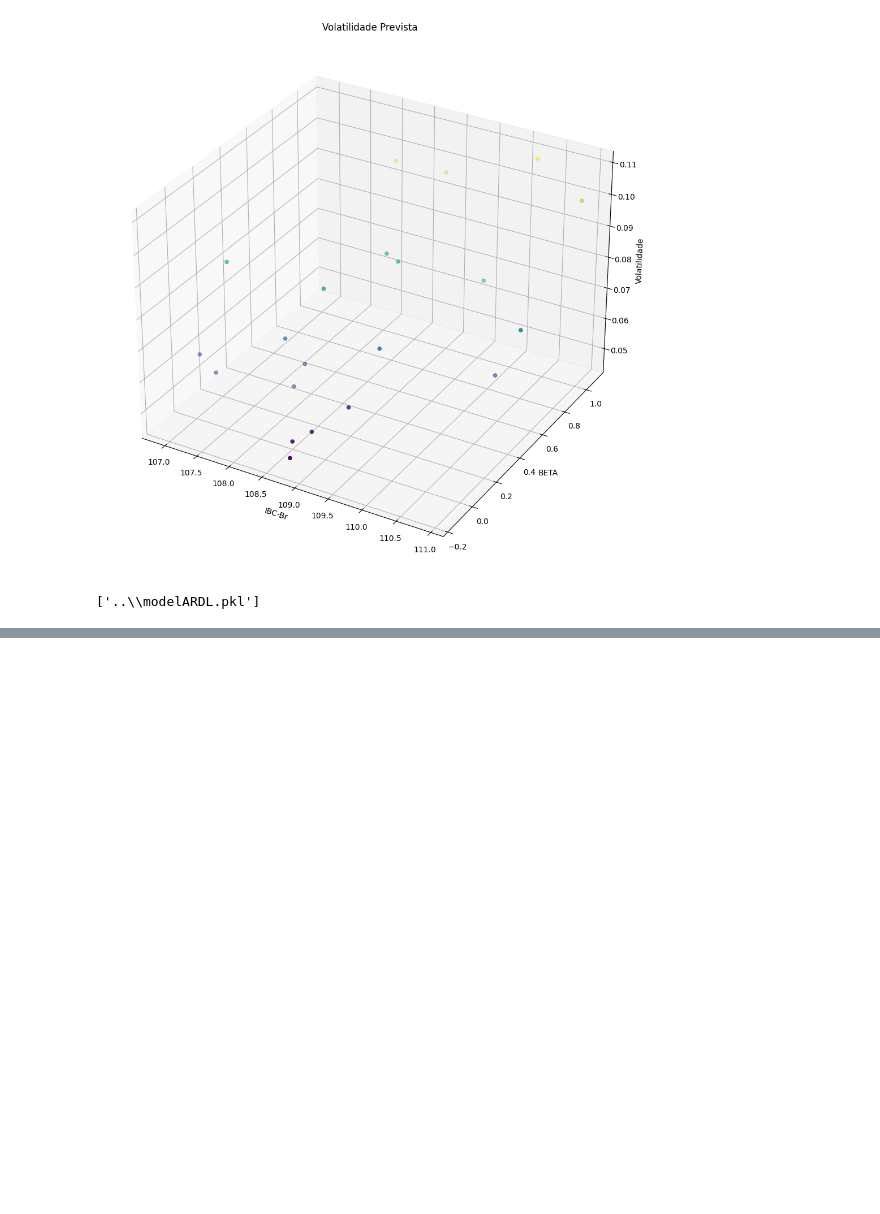
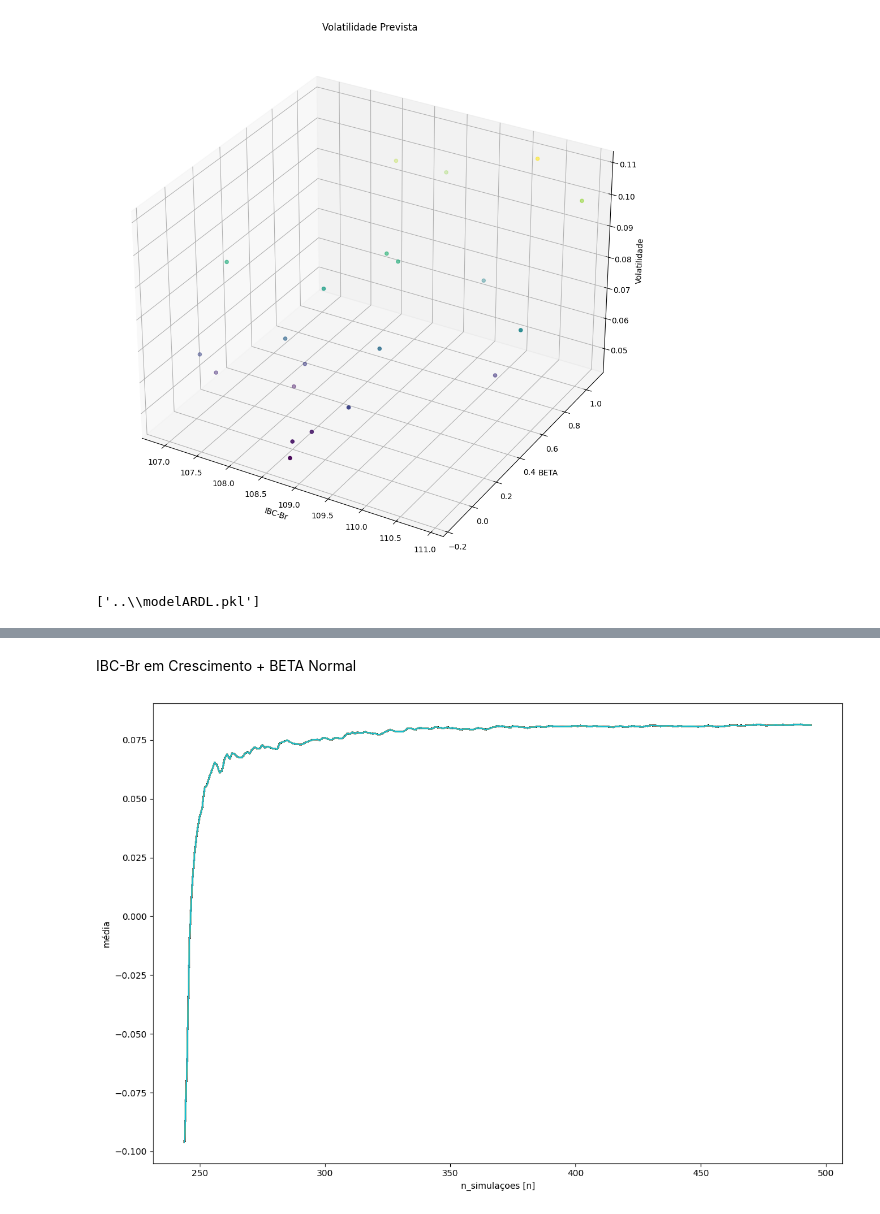
Before and after one commit to WesleySouza13/oil-price-shock-analysis, a Jupyter notebook: notebooks/02_modeling.ipynb, the cells around one changed output, grey strips where cells are left out. Drawn from its saved outputs; the diff is of its cells as text; code cells hidden in the pictures; blank space fills up the shorter version.

```diff
--- a/notebooks/02_modeling.ipynb
+++ b/notebooks/02_modeling.ipynb
@@ -582,0 +749,19 @@ joblib.dump(new_ardl, model_path)
+# %% [markdown]
+IBC-Br em Crescimento + BETA Normal
+# %%
+mean_ibc_high = []
+plt.figure(figsize=(12,8))
+for i in range(sim):
+    ibc_ = MonteCarlo(X_mc).sim_scenario(scenarios, 10, 'IBC-Br')
+    beta_ = MonteCarlo(X_mc).sim_scenario(scenarios, 0, 'BETA')
+    df_ibc_high = pd.concat([ibc_, beta_], axis=1)
+    pred_ibc_high = new_ardl.predict(start=len(y_train), end=len(y_train)+len(df_ibc_high)-1, exog_oos=df_ibc_high)
+    y_hat_ = np.cumsum(pred_ibc_high)/np.arange(len(pred_ibc_high))
+    mean_ibc_high.append(pred_ibc_high)
+    plt.plot(y_hat)
+plt.xlabel('n_simulaçoes [n]')
+plt.ylabel('média')
+plt.tight_layout()
+plt.show()
+# %% [output]
+[figure, added]
```
Also changed, not shown: parts of 22 cells of this notebook, 4 other files.
